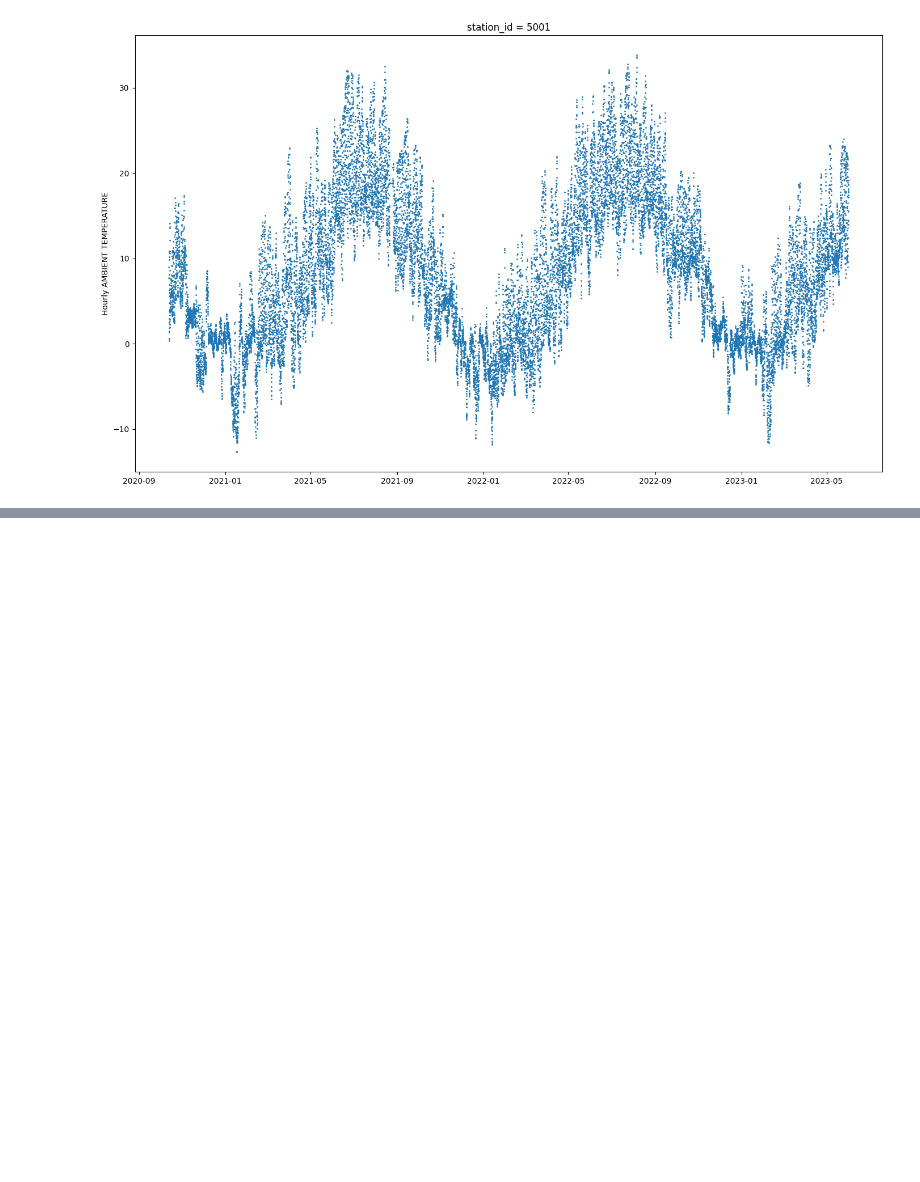
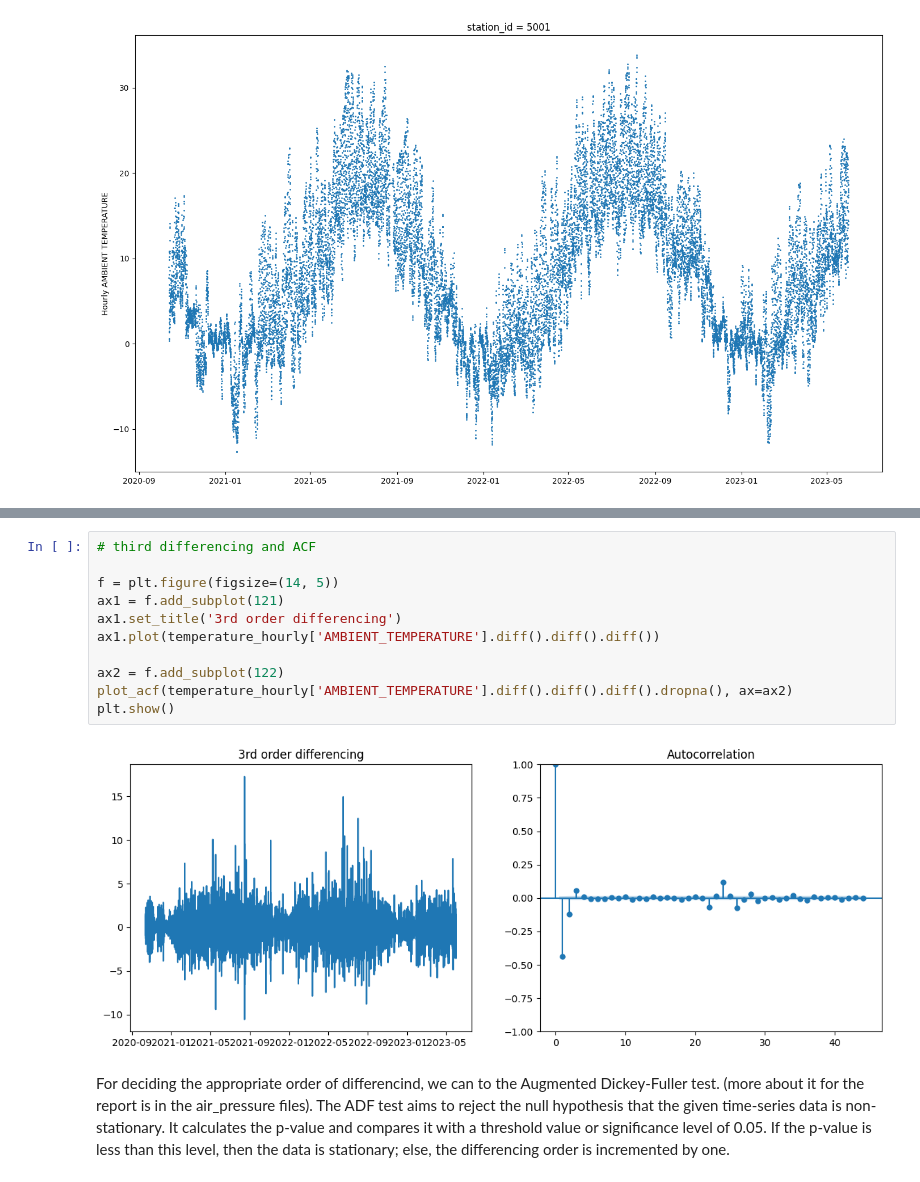
Before and after one commit to bregina98/Local-prediction-of-weather-parameters-based-on-historical-data, a Jupyter notebook: ambient_temperature.ipynb, the cells around one changed output, grey strips where cells are left out. Cells and saved outputs as stored; diff of their text form; blank space fills up the shorter version.

```diff
--- a/ambient_temperature.ipynb
+++ b/ambient_temperature.ipynb
@@ -113,0 +150,15 @@ plt.show()
+# %%
+# third differencing and ACF
+
+f = plt.figure(figsize=(14, 5))
+ax1 = f.add_subplot(121)
+ax1.set_title('3rd order differencing')
+ax1.plot(temperature_hourly['AMBIENT_TEMPERATURE'].diff().diff().diff())
+
+ax2 = f.add_subplot(122)
+plot_acf(temperature_hourly['AMBIENT_TEMPERATURE'].diff().diff().diff().dropna(), ax=ax2)
+plt.show()
+# %% [output]
+[figure, added]
+# %% [markdown]
+For deciding the appropriate order of differencind, we can to the Augmented Dickey-Fuller test. (more about it for the report is in the air_pressure files). The ADF test aims to reject the null hypothesis that the given time-series data is non-stationary. It calculates the p-value and compares it with a threshold value or significance level of 0.05. If the p-value is less than this level, then the data is stationary; else, the differencing order is incremented by one.
```
Also changed, not shown: parts of 9 cells of this notebook.
